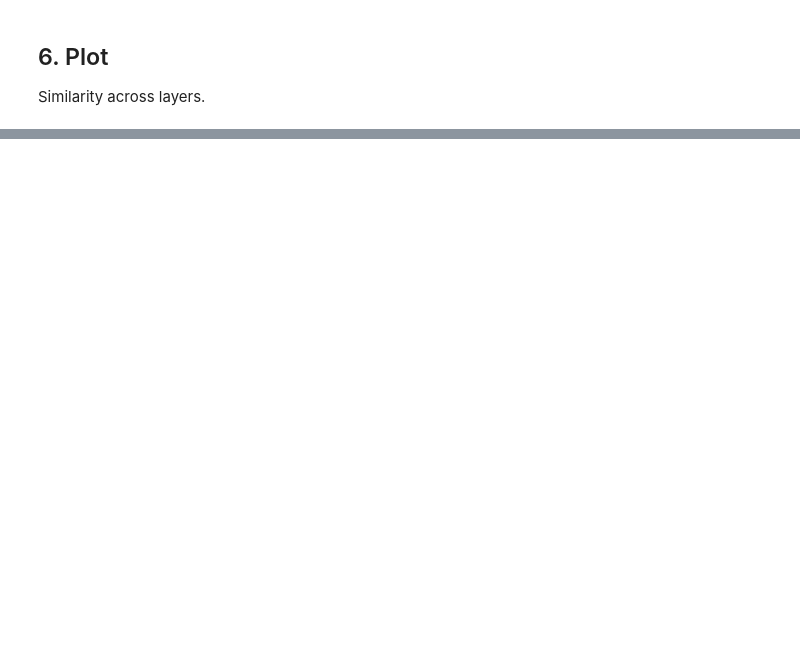
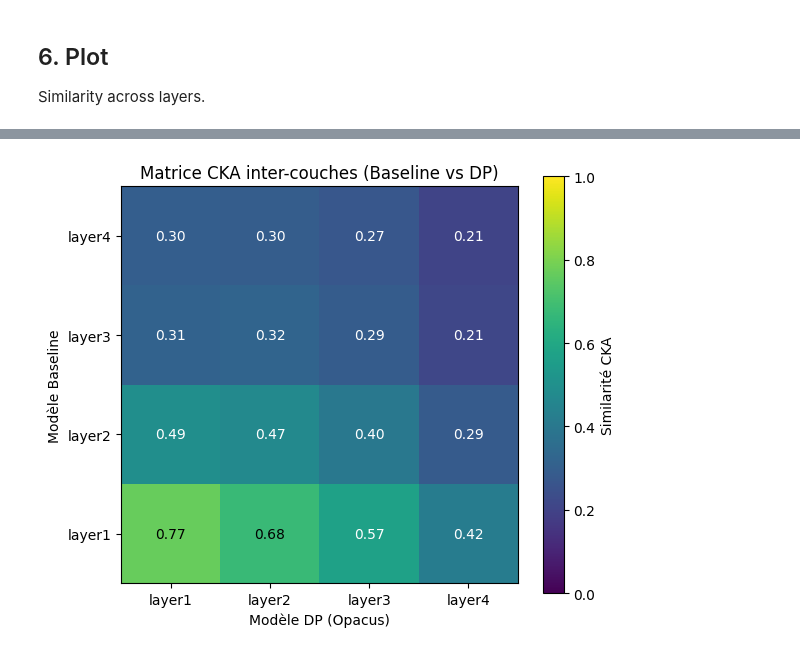
Before and after one commit to lhammach/DP-representations, a Jupyter notebook: cka_analysis.ipynb, the cells around one changed output, grey strips where cells are left out. Drawn from its saved outputs; the diff is of its cells as text; code cells hidden in the pictures; blank space fills up the shorter version.

```diff
--- a/cka_analysis.ipynb
+++ b/cka_analysis.ipynb
@@ -377,0 +402,57 @@ plt.show()
+# %%
+# 1. Initialisation d'une matrice 4x4 vide
+matrix_scores = np.zeros((len(layers), len(layers)))
+
+# 2. Calcul du CKA croisé sur les batches
+# On ré-utilise une structure similaire pour accumuler les scores de chaque paire (i, j)
+cross_cka_accum = {(i, j): [] for i in range(len(layers)) for j in range(len(layers))}
+
+for batch_idx, (images, labels) in enumerate(tqdm(test_loader, desc="Matrice CKA")):
+    if batch_idx >= NUM_CKA_BATCHES:
+        break
+
+    images = images.to(device, non_blocking=True)
+    acts_base, hooks_base = get_activations(baseline, layers)
+    acts_dp, hooks_dp = get_activations(dp_model, layers)
+
+    with torch.no_grad():
+        baseline(images)
+        dp_model(images)
+
+    for h in hooks_base: h.remove()
+    for h in hooks_dp: h.remove()
+
+    # Remplissage des scores croisés pour ce batch
+    for i, layer_base in enumerate(layers):
+        for j, layer_dp in enumerate(layers):
+            score = linear_cka(acts_base[layer_base], acts_dp[layer_dp])
+            cross_cka_accum[(i, j)].append(score)
+
+# 3. Moyenne des scores pour remplir la matrice finale
+for i in range(len(layers)):
+    for j in range(len(layers)):
+        matrix_scores[i, j] = np.mean(cross_cka_accum[(i, j)])
+
+# 4. Affichage de la Heatmap 4x4
+plt.figure(figsize=(6, 5))
+cax = plt.imshow(matrix_scores, cmap='viridis', vmin=0, vmax=1, origin='lower')
+plt.colorbar(cax, label='Similarité CKA')
+
+# Configuration des axes
+plt.xticks(range(len(layers)), layers)
+plt.yticks(range(len(layers)), layers)
+plt.xlabel("Modèle DP (Opacus)")
+plt.ylabel("Modèle Baseline")
+plt.title("Matrice CKA inter-couches (Baseline vs DP)")
+
+# Ajout des valeurs numériques dans les cases pour faciliter la lecture à l'oral
+for i in range(len(layers)):
+    for j in range(len(layers)):
+        plt.text(j, i, f"{matrix_scores[i, j]:.2f}",
+                 ha="center", va="center",
+                 color="white" if matrix_scores[i, j] < 0.6 else "black")
+
+plt.tight_layout()
+plt.show()
+# %% [output]
+[figure, added]
```
Also changed, not shown: parts of 5 cells of this notebook.
